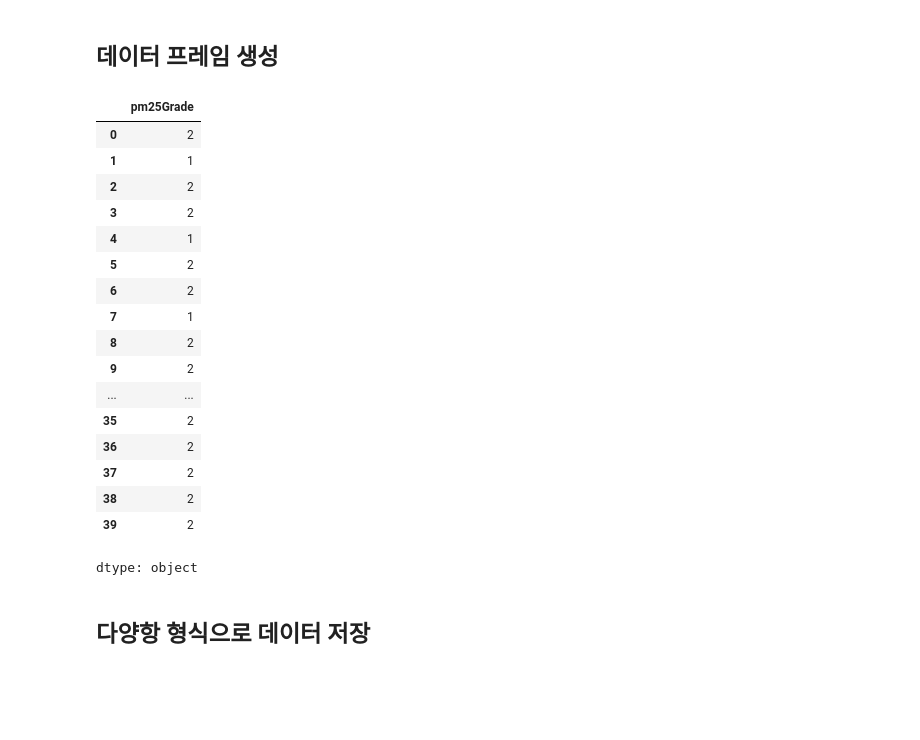
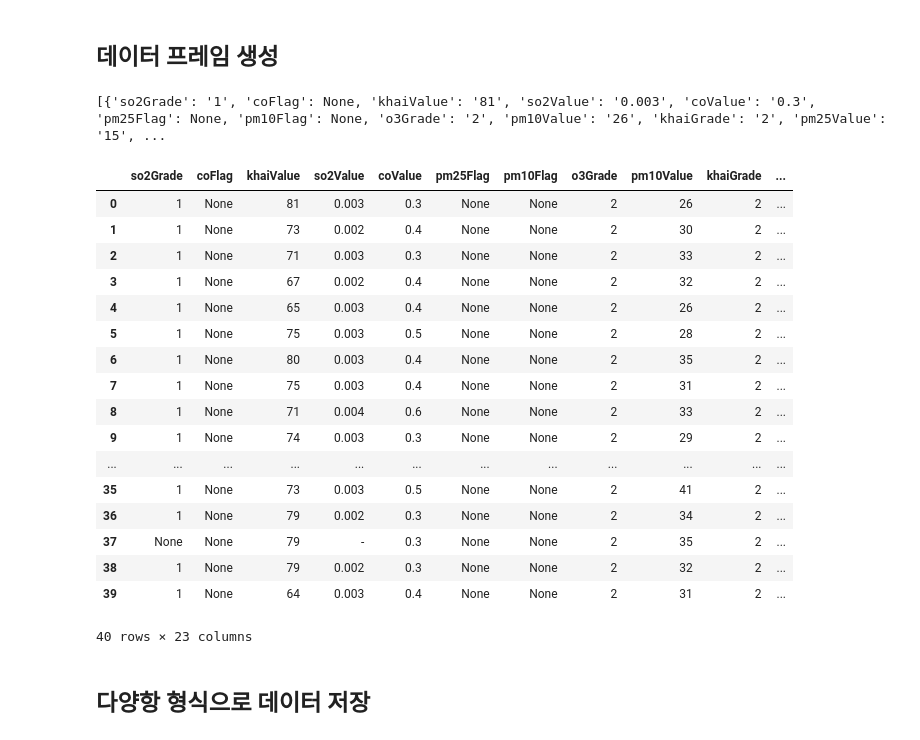
Before and after one commit to chanseck/Data-Analysis-with-Open-Source, a Jupyter notebook: 오픈소스_데이터_분석_5강.ipynb, the cells around one changed output. Cells and saved outputs as stored; diff of their text form; code cells hidden in the pictures; blank space fills up the shorter version.

```diff
--- a/오픈소스_데이터_분석_5강.ipynb
+++ b/오픈소스_데이터_분석_5강.ipynb
@@ -160,31 +160,31 @@ print(response.json())
 # %%
 import pandas as pd
 
 ## requests로부터 response, body, item 항목 읽기
 data = response.json()['response']['body']['items']
+print(data)
 df = pd.DataFrame(data)
-##df
-
-df['pm25Grade']
+df
 # %% [output]
+[{'so2Grade': '1', 'coFlag': None, 'khaiValue': '81', 'so2Value': '0.003', 'coValue': '0.3', 'pm25Flag': None, 'pm10Flag': None, 'o3Grade': '2', 'pm10Value': '26', 'khaiGrade': '2', 'pm25Value': '15', ...
-|  | pm25Grade |
-| 0 | 2 |
-| 1 | 1 |
-| 2 | 2 |
-| 3 | 2 |
-| 4 | 1 |
-| 5 | 2 |
-| 6 | 2 |
-| 7 | 1 |
-| 8 | 2 |
-| 9 | 2 |
-| ... | ... |
-| 35 | 2 |
-| 36 | 2 |
-| 37 | 2 |
-| 38 | 2 |
-| 39 | 2 |
+|  | so2Grade | coFlag | khaiValue | so2Value | coValue | pm25Flag | pm10Flag | o3Grade | pm10Value | khaiGrade | ... |
+| 0 | 1 | None | 81 | 0.003 | 0.3 | None | None | 2 | 26 | 2 | ... |
+| 1 | 1 | None | 73 | 0.002 | 0.4 | None | None | 2 | 30 | 2 | ... |
+| 2 | 1 | None | 71 | 0.003 | 0.3 | None | None | 2 | 33 | 2 | ... |
+| 3 | 1 | None | 67 | 0.002 | 0.4 | None | None | 2 | 32 | 2 | ... |
+| 4 | 1 | None | 65 | 0.003 | 0.4 | None | None | 2 | 26 | 2 | ... |
+| 5 | 1 | None | 75 | 0.003 | 0.5 | None | None | 2 | 28 | 2 | ... |
+| 6 | 1 | None | 80 | 0.003 | 0.4 | None | None | 2 | 35 | 2 | ... |
+| 7 | 1 | None | 75 | 0.003 | 0.4 | None | None | 2 | 31 | 2 | ... |
+| 8 | 1 | None | 71 | 0.004 | 0.6 | None | None | 2 | 33 | 2 | ... |
+| 9 | 1 | None | 74 | 0.003 | 0.3 | None | None | 2 | 29 | 2 | ... |
+| ... | ... | ... | ... | ... | ... | ... | ... | ... | ... | ... | ... |
+| 35 | 1 | None | 73 | 0.003 | 0.5 | None | None | 2 | 41 | 2 | ... |
+| 36 | 1 | None | 79 | 0.002 | 0.3 | None | None | 2 | 34 | 2 | ... |
+| 37 | None | None | 79 | - | 0.3 | None | None | 2 | 35 | 2 | ... |
+| 38 | 1 | None | 79 | 0.002 | 0.3 | None | None | 2 | 32 | 2 | ... |
+| 39 | 1 | None | 64 | 0.003 | 0.4 | None | None | 2 | 31 | 2 | ... |
-dtype: object
+40 rows × 23 columns
 # %% [markdown]
 ## 다양항 형식으로 데이터 저장
 # %%
```
